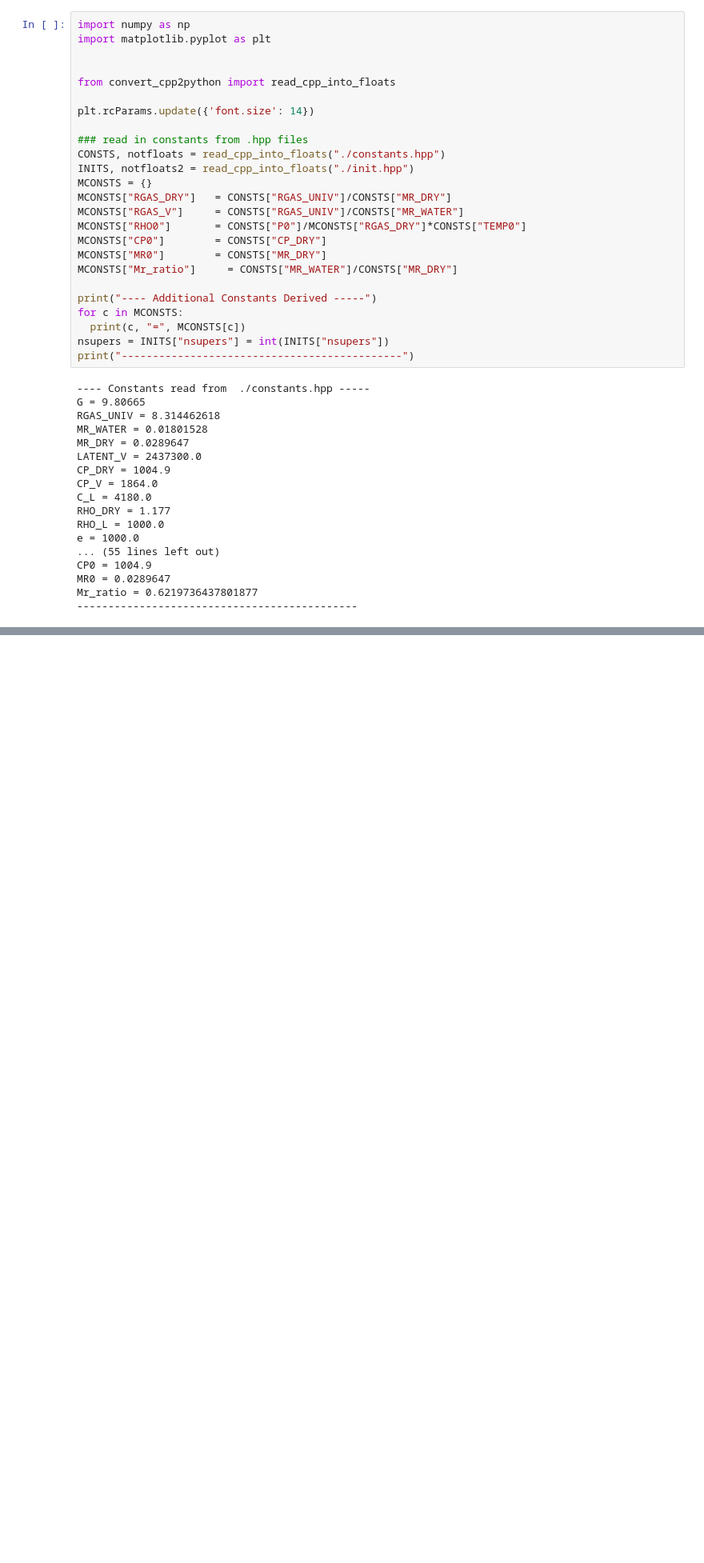
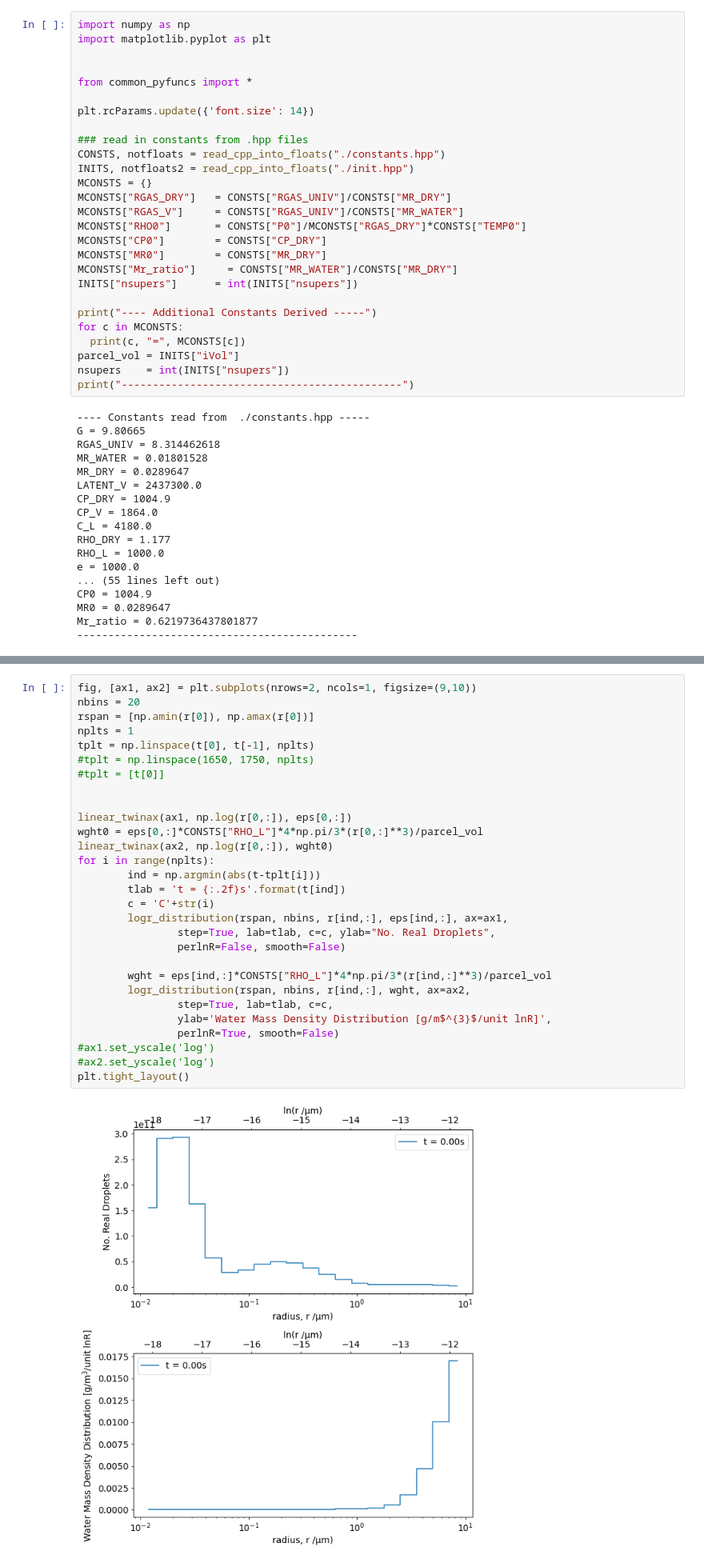
Before and after one commit to yoctoyotta1024/clara-bayley-superdroplets, a Jupyter notebook: plotSDs.ipynb, the cells around one changed output, grey strips where cells are left out. Shown: that part at 80% size. Drawn from its saved outputs; the diff is of its cells as text; blank space fills up the shorter version.

```diff
--- a/plotSDs.ipynb
+++ b/plotSDs.ipynb
@@ -3,7 +3,7 @@ import numpy as np
 import matplotlib.pyplot as plt
 
 
-from convert_cpp2python import read_cpp_into_floats
+from common_pyfuncs import *
 
 plt.rcParams.update({'font.size': 14})
 
@@ -17,11 +17,13 @@ MCONSTS["RHO0"]       = CONSTS["P0"]/MCONSTS["RGAS_DRY"]*CONSTS["TEMP0"]
 MCONSTS["CP0"]        = CONSTS["CP_DRY"]
 MCONSTS["MR0"]        = CONSTS["MR_DRY"]
 MCONSTS["Mr_ratio"]     = CONSTS["MR_WATER"]/CONSTS["MR_DRY"]
+INITS["nsupers"]      = int(INITS["nsupers"])
 
 print("---- Additional Constants Derived -----")
 for c in MCONSTS:
   print(c, "=", MCONSTS[c])
-nsupers = INITS["nsupers"] = int(INITS["nsupers"])
+parcel_vol = INITS["iVol"]
+nsupers    = int(INITS["nsupers"])
 print("---------------------------------------------")
 # %% [output]
 ---- Constants read from  ./constants.hpp -----
@@ -232,0 +136,31 @@ TypeError: logr_distribution() missing 1 required positional argument: 'rspan'
+# %%
+fig, [ax1, ax2] = plt.subplots(nrows=2, ncols=1, figsize=(9,10))
+nbins = 20
+rspan = [np.amin(r[0]), np.amax(r[0])]
+nplts = 1
+tplt = np.linspace(t[0], t[-1], nplts)
+#tplt = np.linspace(1650, 1750, nplts)
+#tplt = [t[0]]
+
+
+linear_twinax(ax1, np.log(r[0,:]), eps[0,:])
+wght0 = eps[0,:]*CONSTS["RHO_L"]*4*np.pi/3*(r[0,:]**3)/parcel_vol
+linear_twinax(ax2, np.log(r[0,:]), wght0)
+for i in range(nplts):
+        ind = np.argmin(abs(t-tplt[i]))
+        tlab = 't = {:.2f}s'.format(t[ind])
+        c = 'C'+str(i)
+        logr_distribution(rspan, nbins, r[ind,:], eps[ind,:], ax=ax1,
+                step=True, lab=tlab, c=c, ylab="No. Real Droplets",
+                perlnR=False, smooth=False)
+
+        wght = eps[ind,:]*CONSTS["RHO_L"]*4*np.pi/3*(r[ind,:]**3)/parcel_vol
+        logr_distribution(rspan, nbins, r[ind,:], wght, ax=ax2,
+                step=True, lab=tlab, c=c,
+                ylab='Water Mass Density Distribution [g/m$^{3}$/unit lnR]',
+                perlnR=True, smooth=False)
+#ax1.set_yscale('log')
+#ax2.set_yscale('log')
+plt.tight_layout()
+# %% [output]
+[figure, added]
```
Also changed, not shown: parts of 2 cells of this notebook, 16 other files.
